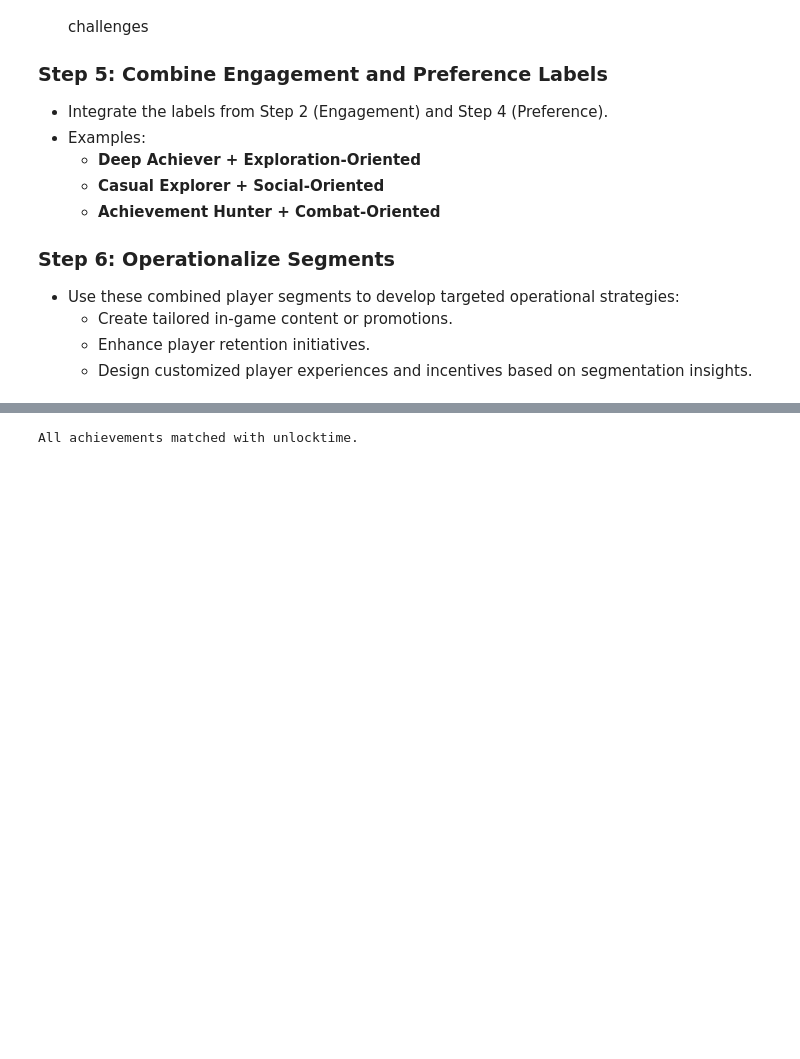
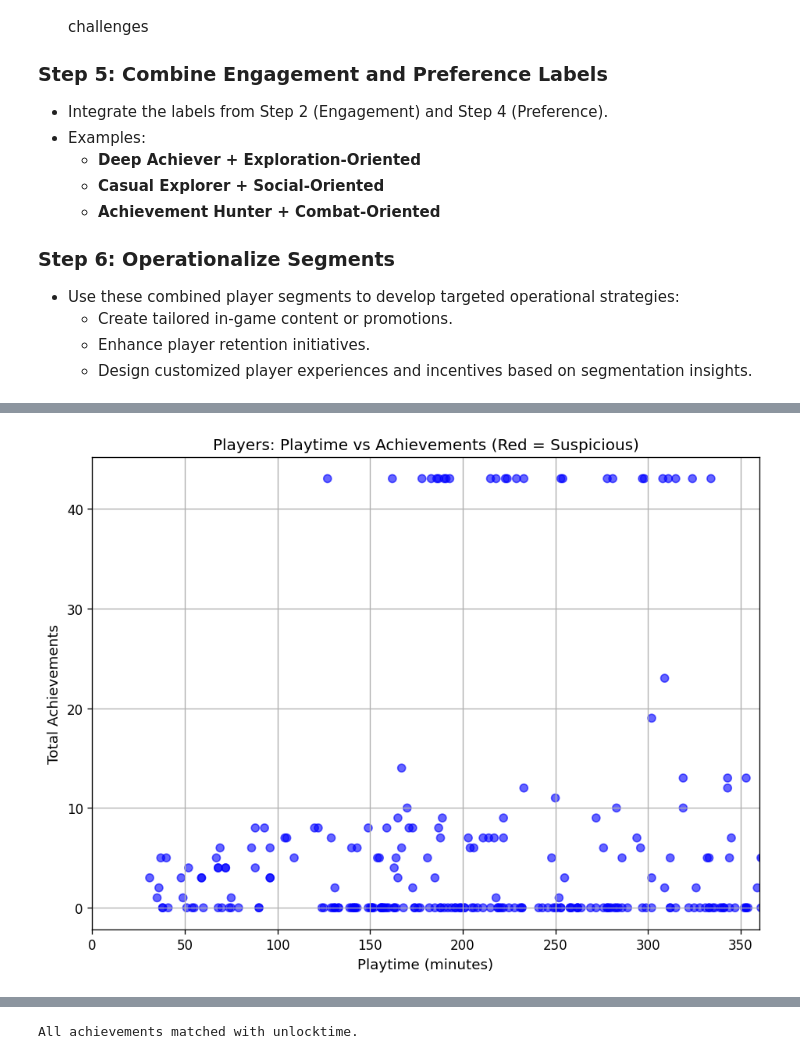
Before and after one commit to alextianyf/Steam-GamePlayer-Insight, a Jupyter notebook: notebooks/01-EDA.ipynb, the cells around one changed output, grey strips where cells are left out. Saved outputs shown, nothing was run; the diff lists cells and outputs as text; code cells hidden in the pictures; blank space fills up the shorter version.

```diff
--- a/notebooks/01-EDA.ipynb
+++ b/notebooks/01-EDA.ipynb
@@ -50 +144,80 @@ df_schema = pd.read_sql("SELECT * FROM achievement_schema_7dtd", engine)
+# %%
+import pandas as pd
+
+# 假设你已经加载好 df_players
+# df_players = pd.read_csv("your_file.csv")
+
+# 1. 提取成就字段
+achievement_cols = [col for col in df_players.columns if '_unlocktime' in col]
+achievement_names = [col.replace('_unlocktime', '') for col in achievement_cols]
+
+# 2. 添加总成就数
+df_players['achievement_count'] = df_players[achievement_names].sum(axis=1)
+
+# 3. 仅保留解锁全部成就的玩家
+df_all = df_players[df_players['achievement_count'] == 43].copy()
+
+# 4. 拉直 unlocktime 数据
+df_melted = df_all.melt(
+    id_vars=['steamid', 'playtime_forever'],
+    value_vars=achievement_cols,
+    var_name='achievement_unlock_col',
+    value_name='unlock_time'
+)
+df_melted['achievement'] = df_melted['achievement_unlock_col'].str.replace('_unlocktime', '', regex=False)
+df_melted['unlock_time'] = pd.to_datetime(df_melted['unlock_time'], errors='coerce')
+
+# 5. 解锁顺序排名
+df_melted = df_melted.sort_values(by=['steamid', 'unlock_time'])
+df_melted['unlock_rank'] = df_melted.groupby('steamid').cumcount() + 1
+
+# 6. 计算典型解锁顺序（中位数）
+achievement_rank_clean = (
+    df_melted.groupby('achievement')['unlock_rank']
+    .median()
+    .sort_values()
+    .reset_index(name='median_unlock_position')
+)
+
+# 7. 合并典型顺序
+df_compare = df_melted.merge(achievement_rank_clean, on='achievement', how='left')
+df_compare['rank_diff'] = abs(df_compare['unlock_rank'] - df_compare['median_unlock_position'])
+
+# 8. 每个玩家的总偏离度
+deviation_score = (
+    df_compare.groupby('steamid')['rank_diff']
+    .sum()
+    .reset_index(name='total_deviation')
+)
+
+# 9. 定义异常阈值（均值 + 2 * 标准差）
+mean_dev = deviation_score['total_deviation'].mean()
+std_dev = deviation_score['total_deviation'].std()
+threshold = mean_dev + 2 * std_dev
+deviation_score['is_suspicious'] = deviation_score['total_deviation'] > threshold
+
+# 10. 合并回原始表
+df_players_tagged = df_players.merge(deviation_score[['steamid', 'is_suspicious']], on='steamid', how='left')
+df_players_tagged['is_suspicious'] = df_players_tagged['is_suspicious'].fillna(False)
+
+# 11. 最终输出表
+summary_df = df_players_tagged[['steamid', 'playtime_forever', 'achievement_count', 'is_suspicious']]
+
+# 可视化或保存
+# summary_df.to_csv("suspicious_players.csv", index=False)
+import matplotlib.pyplot as plt
+
+plt.figure(figsize=(8, 6))
+colors = summary_df['is_suspicious'].map({True: 'red', False: 'blue'})
+
+plt.scatter(summary_df['playtime_forever'], summary_df['achievement_count'], c=colors, alpha=0.6)
+plt.xlabel("Playtime (minutes)")
+plt.ylabel("Total Achievements")
+plt.title("Players: Playtime vs Achievements (Red = Suspicious)")
+plt.grid(True)
+plt.tight_layout()
+plt.xlim(0,360)
+plt.show()
+# %% [output]
+[figure, added]
 # %%
```
Also changed, not shown: parts of 4 cells of this notebook, 1 other file.
